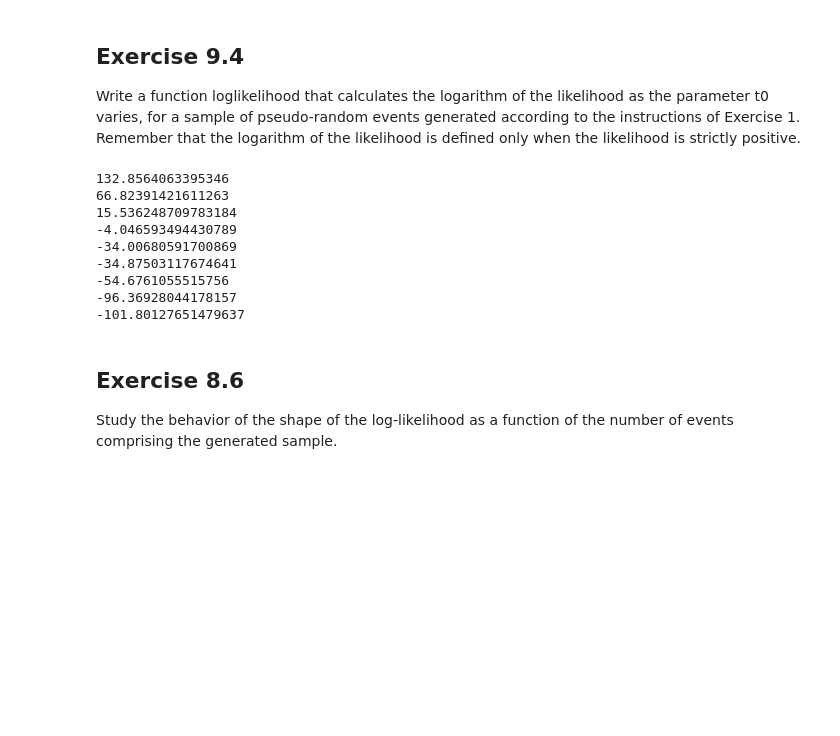
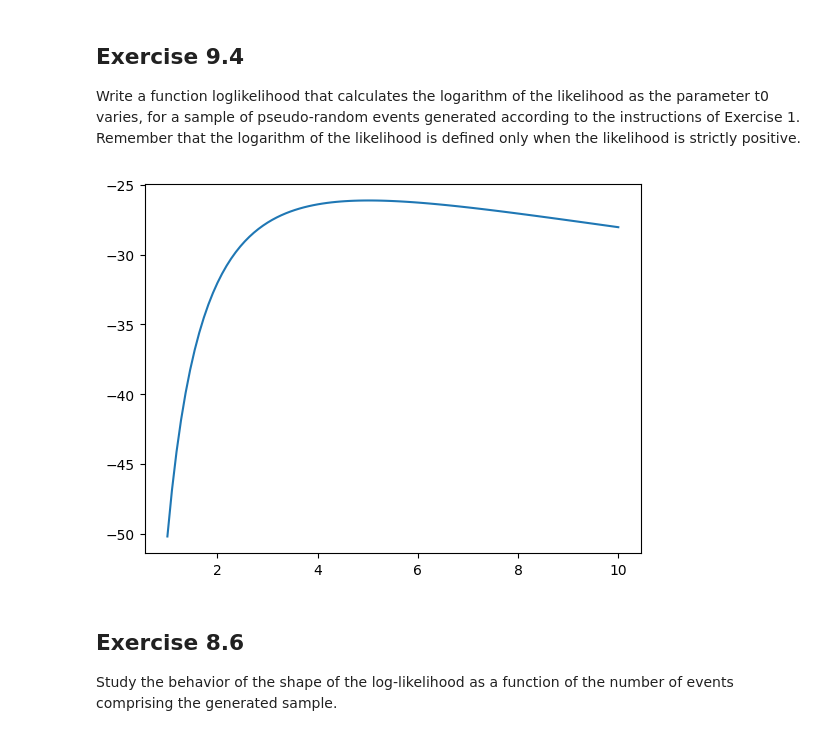
Before and after one commit to CarminatiGiovanni/LaboratorioCalcoloEStatistica, a Jupyter notebook: exercises_9_271123.ipynb, the cells around one changed output. Saved outputs shown, nothing was run; the diff lists cells and outputs as text; code cells hidden in the pictures; blank space fills up the shorter version.

```diff
--- a/exercises_9_271123.ipynb
+++ b/exercises_9_271123.ipynb
@@ -72,26 +104,19 @@ for t in range(1,10,1):
 ## Exercise 9.4
 
 Write a function loglikelihood that calculates the logarithm of the likelihood as the parameter t0 varies, for a sample of pseudo-random events generated according to the instructions of Exercise 1. Remember that the logarithm of the likelihood is defined only when the likelihood is strictly positive.
-# %%
-def loglikehood(f,X,tau):
-  return np.sum(np.log(f(X,tau)))
-
-for t in range(1,10,1):
-  tau = t/10
-  X = expon_random(tau,100)
-  # print(list(filter(lambda x: x==float(0),X)))
-  L = loglikehood(exponential_pdf,X,tau)
-  print(L)
-# %% [output]
-132.8564063395346
-66.82391421611263
-15.536248709783184
--4.046593494430789
--34.00680591700869
--34.87503117674641
--54.6761055515756
--96.36928044178157
--101.80127651479637
+# %%
+def loglikehood(f,X,tau):
+  return np.sum(np.log(f(X,tau)))
+
+tau = 5
+X = expon_random(tau,10)
+R = np.linspace(1,10,100)
+L = np.array([loglikehood(exponential_pdf,X,t) for t in R])
+
+plt.plot(R,L)
+plt.show()
+# %% [output]
+[figure, added]
 # %% [markdown]
 ## Exercise 8.6
 Study the behavior of the shape of the log-likelihood as a function of the number of events comprising the generated sample.
```
Also changed, not shown: parts of 4 cells of this notebook.
